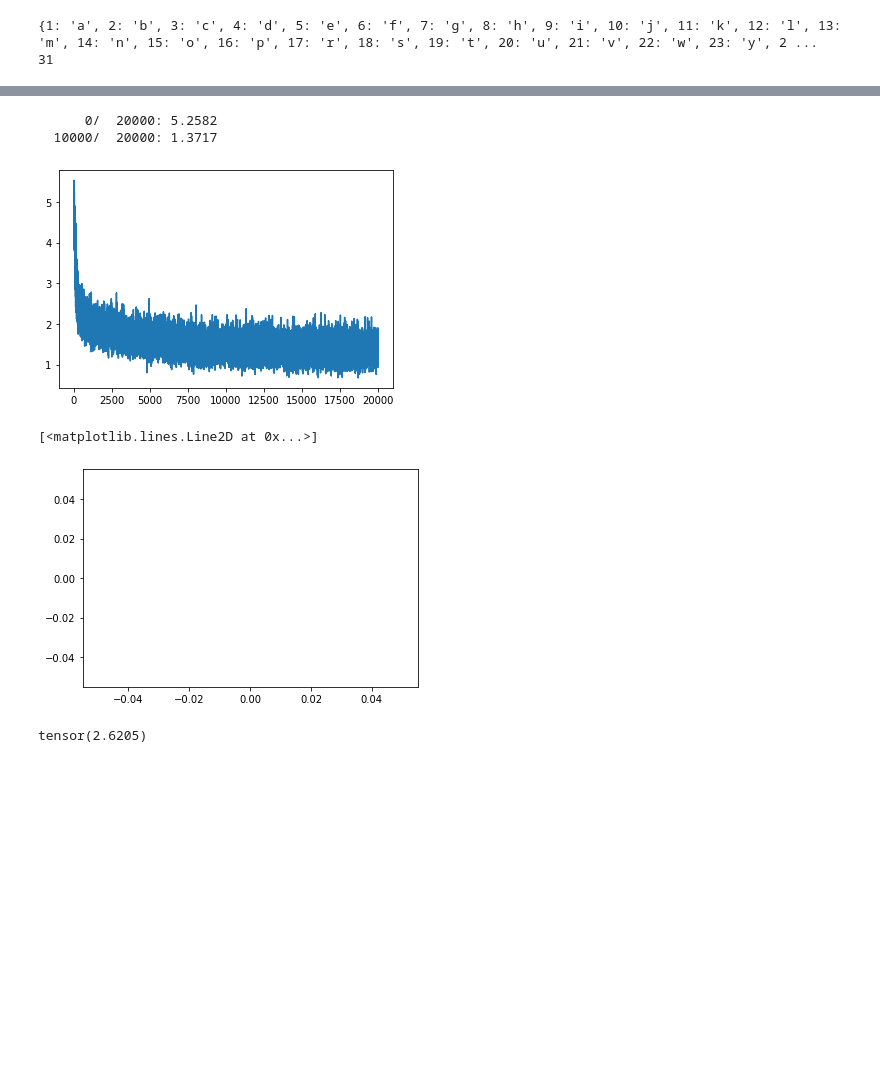
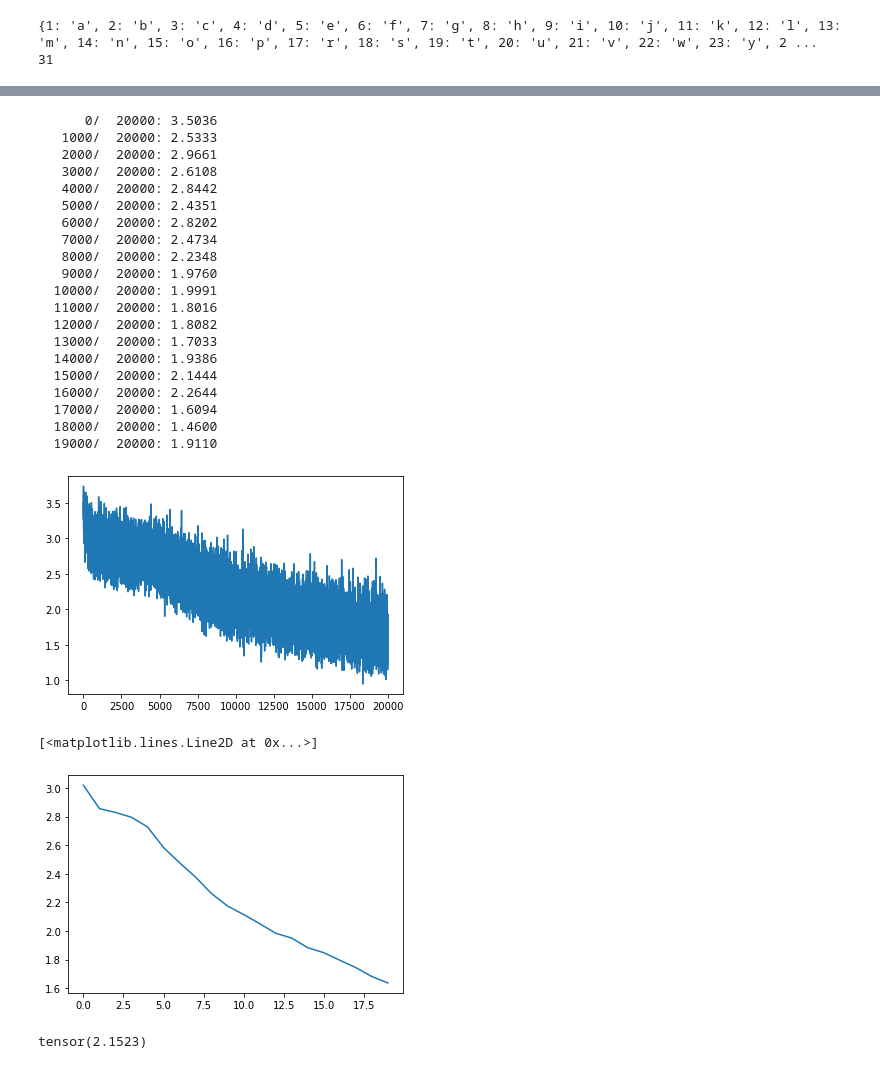
Before and after one commit to kkilian/wavenet, a Jupyter notebook: wave.ipynb, the cells around one changed output, grey strips where cells are left out. Drawn from its saved outputs; the diff is of its cells as text; code cells hidden in the pictures; blank space fills up the shorter version.

Commit message:
wave block_size = 4 ->loss : 2.1523

```diff
--- a/wave.ipynb
+++ b/wave.ipynb
@@ -92,8 +92,12 @@ class BatchNorm1d:
     def __call__(self, x):
 
         if self.training:
-            xmean = x.mean(0, keepdim = True)
-            xvar = x.var(0, keepdim = True)
+          if x.ndim == 2:
+            dim = 0
+          elif x.ndim == 3:
+            dim = (0,1)
+          xmean = x.mean(dim, keepdim = True)
+          xvar = x.var(dim, keepdim = True)
         else:
             xmean = self.rmean
             xvar = self.rvar
@@ -123,7 +127,7 @@ class FlattenWave:
     self.n = n
   def __call__(self, x):
     a,b,c = x.shape
-    x = x.view(a,b//self.n ,c * self.n)
+    x = x.view(a,b//self.n ,c * self.n) # taking n words at a time and concatinating them together
     if x.shape[1] == 1:
       x = x.squeeze(1)
     self.out = x
@@ -150,7 +154,9 @@ n_hidden = 200
 model = Sequential([
 Embedding(vocab_size, dims),
 FlattenWave(2), Linear(   2 * dims  , n_hidden, bias = False), BatchNorm1d(n_hidden), Tanh(),
-FlattenWave(2), Linear(    n_hidden * 2, n_hidden, bias = False)
+FlattenWave(2), Linear(   n_hidden * 2 , n_hidden, bias = False), BatchNorm1d(n_hidden), Tanh(),
+
+ Linear(    n_hidden , vocab_size, bias = False)
 
  ])
 with torch.no_grad():
@@ -159,3 +165,10 @@ with torch.no_grad():
 parameters = model.parameters()
 for p in parameters:
     p.requires_grad = True
+# %%
+ix = torch.randint(0, Xtr.shape[0], (32,), generator = g)
+Xb, Yb = Xtr[ix], Ytr[ix]
+logits = model(Xb)
+print(f"""Xb shape : {Xb.shape}""")
+for layer in model.layers:
+  print(layer.__class__.__name__, tuple(layer.out.shape))
@@ -162,30 +187,48 @@ for p in parameters:
 # %%
 steps = 20000
 batch_size = 32
 losses, accuracies = [], []
 
 for i in range(steps):
     ix = torch.randint(0, Xtr.shape[0], (batch_size,), generator = g)
     Xb, Yb = Xtr[ix], Ytr[ix]
 
     #forward
     logits = model(Xb)
     loss = F.cross_entropy(logits, Yb)
     #backward
     for layer in model.layers:
         layer.out.retain_grad()
     for p in parameters:
         p.grad = None
     loss.backward()
     # update
     lr = 0.1 if i < 150000 else 0.01
     for p in parameters:
         p.data += -lr * p.grad
-    if i % 10000 == 0:
+    if i % 1000 == 0:
         print(f'{i:7d}/{steps:7d}: {loss.item():.4f}')
     losses.append(loss.item())
 plt.plot(np.arange(steps), losses);
 # %% [output]
-      0/  20000: 5.2582
-  10000/  20000: 1.3717
+      0/  20000: 3.5036
+   1000/  20000: 2.5333
+   2000/  20000: 2.9661
+   3000/  20000: 2.6108
+   4000/  20000: 2.8442
+   5000/  20000: 2.4351
+   6000/  20000: 2.8202
+   7000/  20000: 2.4734
+   8000/  20000: 2.2348
+   9000/  20000: 1.9760
+  10000/  20000: 1.9991
+  11000/  20000: 1.8016
+  12000/  20000: 1.8082
+  13000/  20000: 1.7033
+  14000/  20000: 1.9386
+  15000/  20000: 2.1444
+  16000/  20000: 2.2644
+  17000/  20000: 1.6094
+  18000/  20000: 1.4600
+  19000/  20000: 1.9110
-[figure, old version]
+[figure, new version]
@@ -203,7 +239,7 @@ losses = losses.view(-1,1000).mean(1)
 plt.plot(losses)
 # %% [output]
 [<matplotlib.lines.Line2D at 0x...>]
-[figure, old version]
+[figure, new version]
 # %%
 for layer in model.layers:
     layer.training = False
@@ -214,7 +250,7 @@ with torch.no_grad():
     loss = F.cross_entropy(logits, Yte)
     print(loss)
 # %% [output]
-tensor(2.6205)
+tensor(2.1523)
 # %%
 #sampling from model
 for i in range(20):
```
Also changed, not shown: parts of 8 cells of this notebook.
